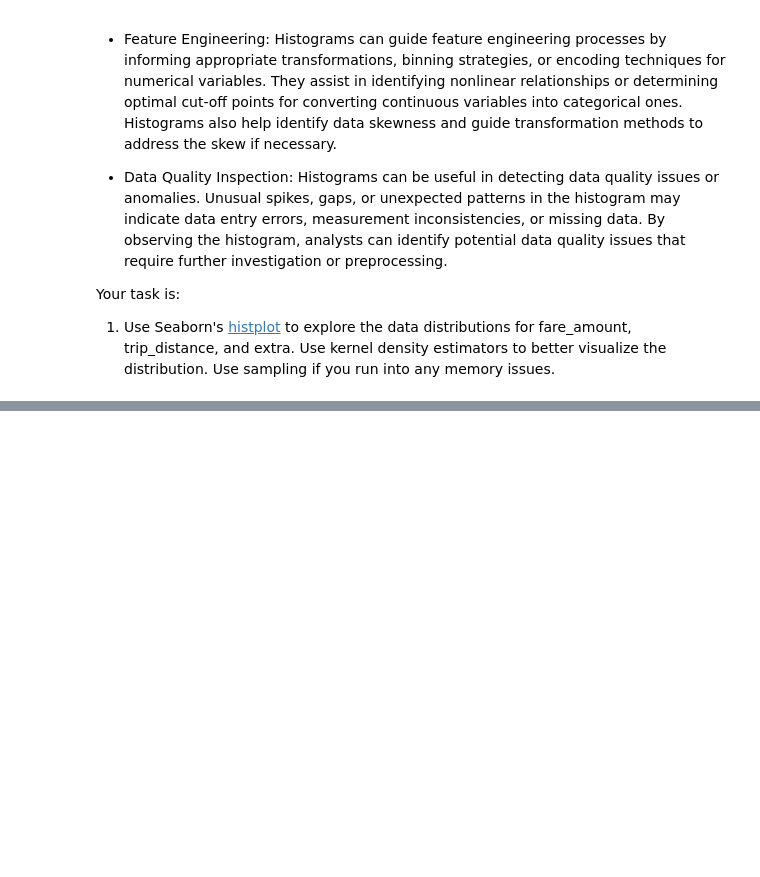
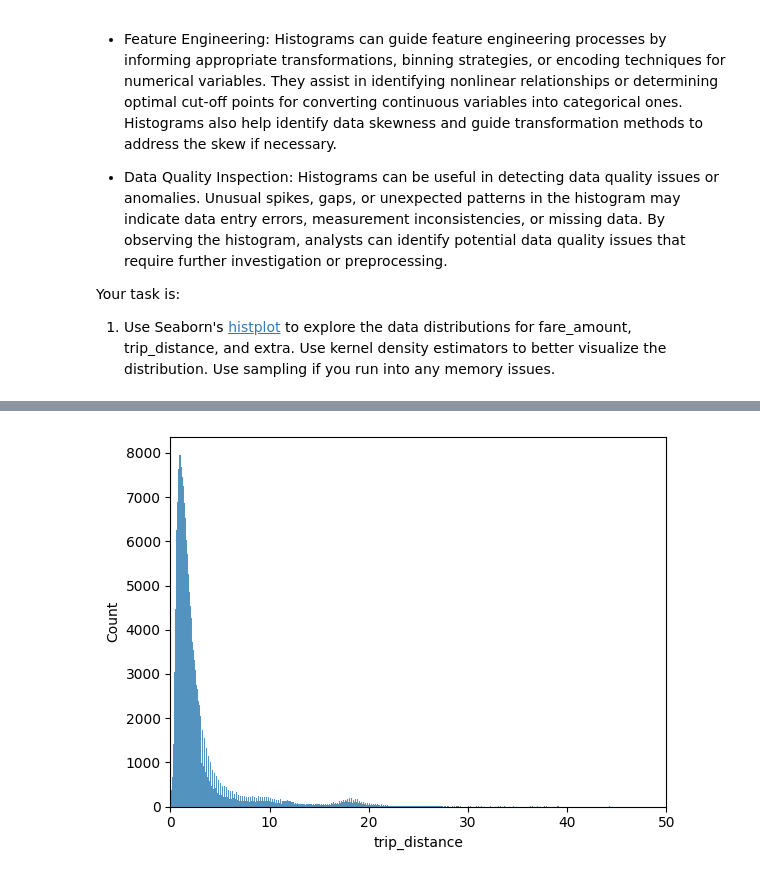
Before and after one commit to beltranster/mbm, a Jupyter notebook: Student_MLE_MiniProject_EDA.ipynb, the cells around one changed output, grey strips where cells are left out. Cells and saved outputs as stored; diff of their text form; code cells hidden in the pictures; blank space fills up the shorter version.

```diff
--- a/Student_MLE_MiniProject_EDA.ipynb
+++ b/Student_MLE_MiniProject_EDA.ipynb
@@ -239,0 +280,6 @@ Your task is:
+# %%
+sns.histplot(data=dffrac, x="trip_distance")
+plt.xlim(0,50)
+plt.show()
+# %% [output]
+[figure, added]
```
Also changed, not shown: parts of 10 cells of this notebook.
